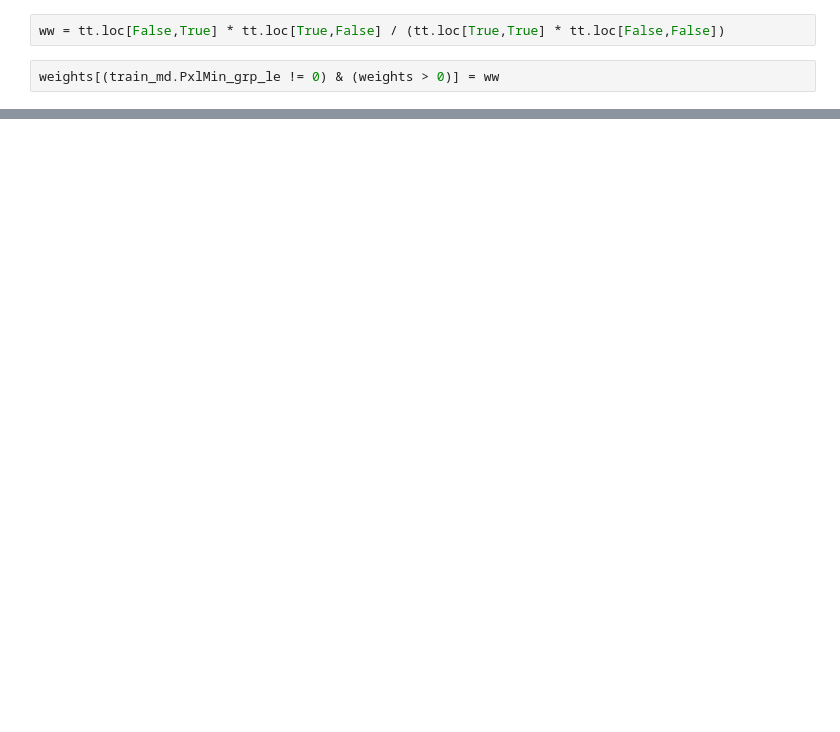
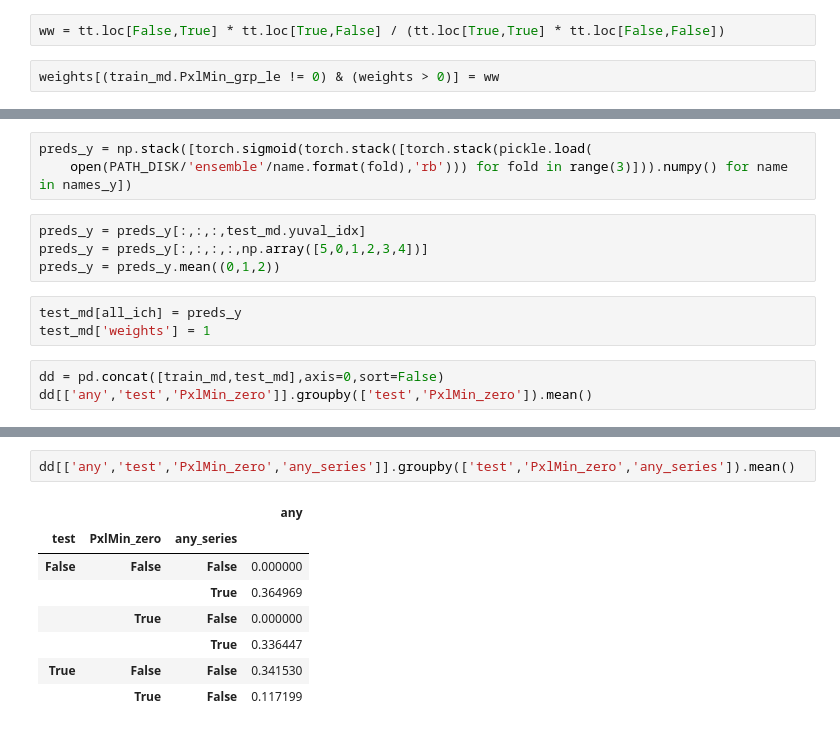
Before and after one commit to nosound2/RSNA-Hemorrhage, a Jupyter notebook: notebooks/Metadata.ipynb, the cells around one changed output, grey strips where cells are left out. Saved outputs shown, nothing was run; the diff lists cells and outputs as text; blank space fills up the shorter version.

Commit message:
weighted

```diff
--- a/notebooks/Metadata.ipynb
+++ b/notebooks/Metadata.ipynb
@@ -677,0 +676,13 @@ dtype: int64
+# %%
+preds_y = np.stack([torch.sigmoid(torch.stack([torch.stack(pickle.load(
+    open(PATH_DISK/'ensemble'/name.format(fold),'rb'))) for fold in range(3)])).numpy() for name in names_y])
+# %%
+preds_y = preds_y[:,:,:,test_md.yuval_idx]
+preds_y = preds_y[:,:,:,:,np.array([5,0,1,2,3,4])]
+preds_y = preds_y.mean((0,1,2))
+# %%
+test_md[all_ich] = preds_y
+test_md['weights'] = 1
+# %%
+dd = pd.concat([train_md,test_md],axis=0,sort=False)
+dd[['any','test','PxlMin_zero']].groupby(['test','PxlMin_zero']).mean()
@@ -677,0 +696,11 @@ dtype: int64
+# %%
+dd[['any','test','PxlMin_zero','any_series']].groupby(['test','PxlMin_zero','any_series']).mean()
+# %% [output]
+|  |  |  | any |
+| test | PxlMin_zero | any_series |  |
+| False | False | False | 0.000000 |
+|  |  | True | 0.364969 |
+|  | True | False | 0.000000 |
+|  |  | True | 0.336447 |
+| True | False | False | 0.341530 |
+|  | True | False | 0.117199 |
```
Also changed, not shown: parts of 38 cells of this notebook, 3 other files.
